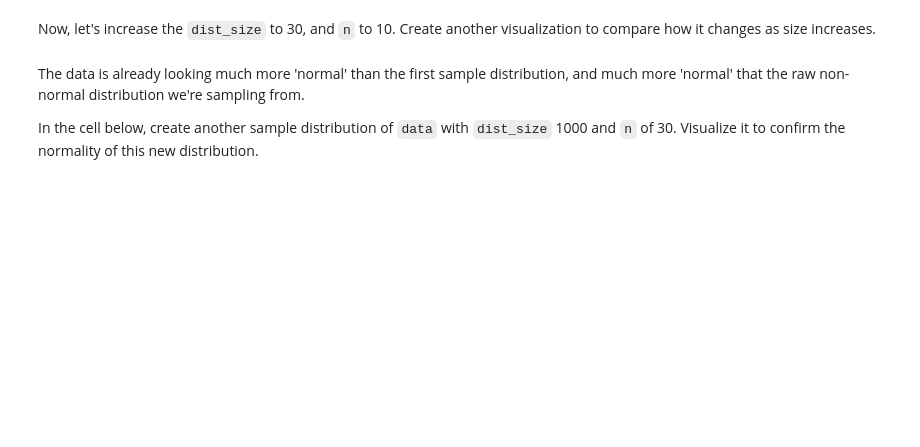
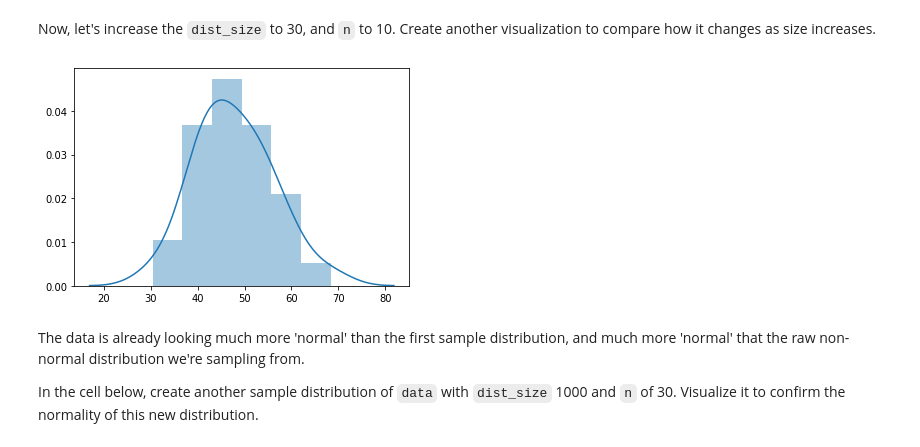
Before and after one commit to kagada01/dsc-central-limit-theorem-lab-online-ds-sp-000, a Jupyter notebook: index.ipynb, the cells around one changed output. Saved outputs shown, nothing was run; the diff lists cells and outputs as text; code cells hidden in the pictures; blank space fills up the shorter version.

```diff
--- a/index.ipynb
+++ b/index.ipynb
@@ -124,3 +136,8 @@ Now, let's increase the `dist_size` to 30, and `n` to 10.  Create another visual
+# %%
+sample_dist_30 = create_sample_distribution(data, 30, 10)
+sns.distplot(sample_dist_30);
+# %% [output]
+[figure, added]
 # %% [markdown]
 The data is already looking much more 'normal' than the first sample distribution, and much more 'normal' that the raw non-normal distribution we're sampling from.
 
```
Also changed, not shown: parts of 8 cells of this notebook.
